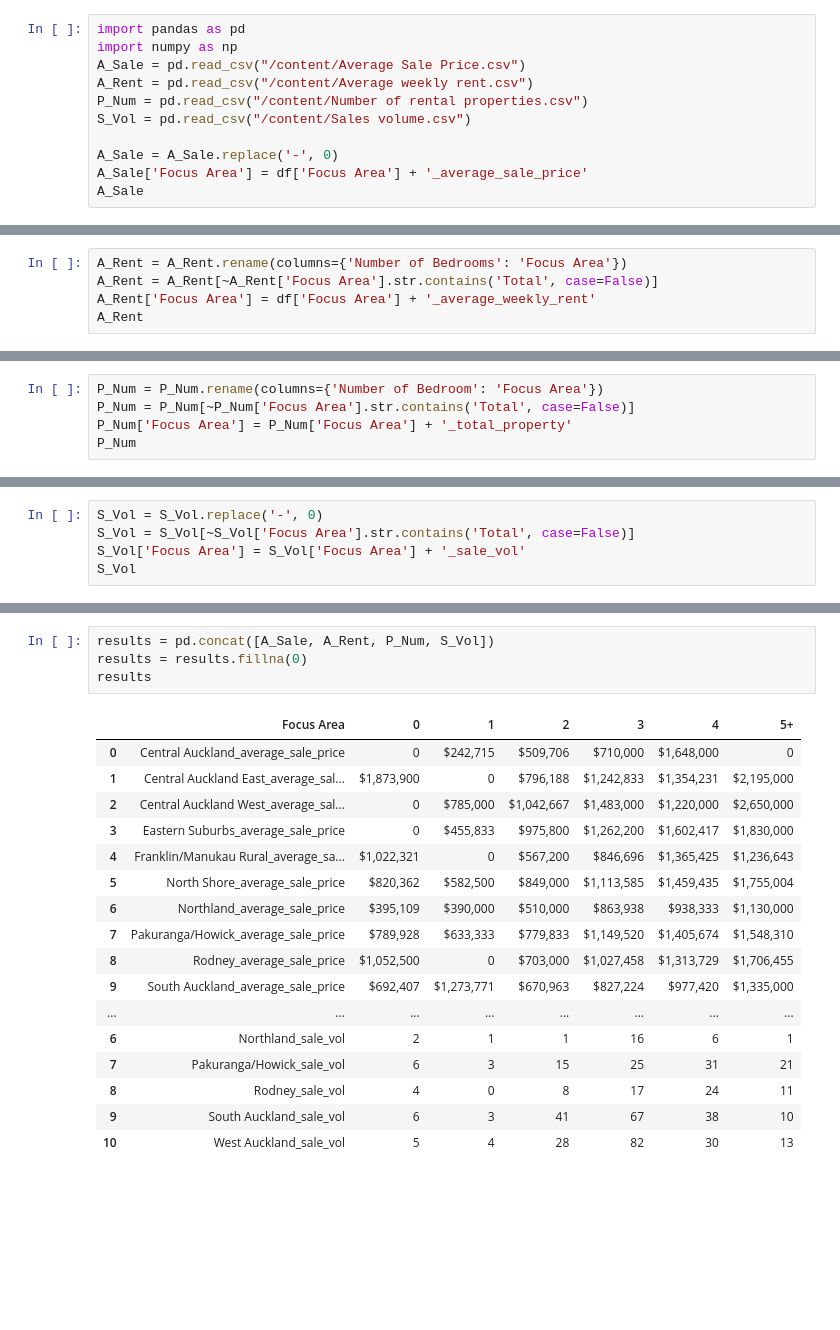
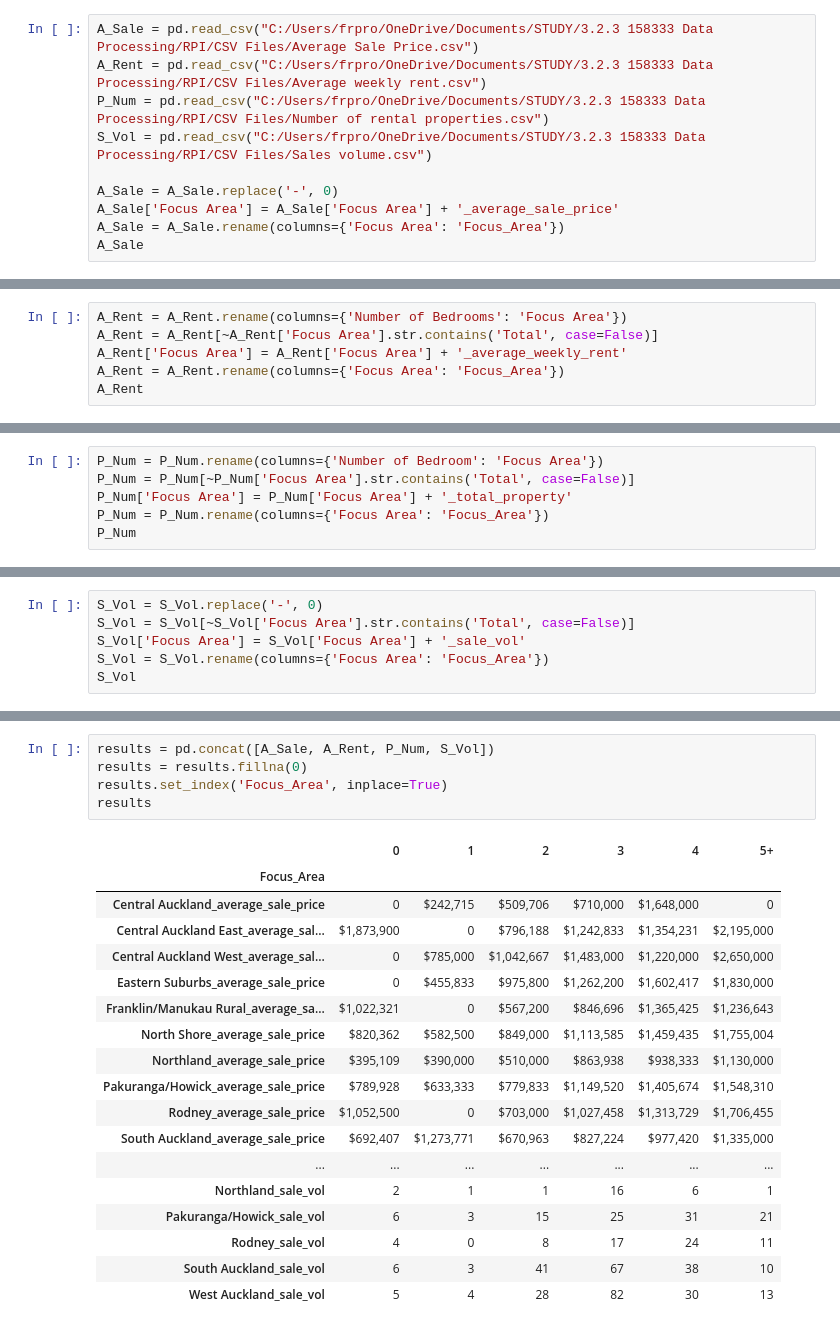
Before and after one commit to robertoaltran/Population, a Jupyter notebook: Untitled0.ipynb, the cells around one changed output, grey strips where cells are left out. Drawn from its saved outputs; the diff is of its cells as text; blank space fills up the shorter version.

```diff
--- a/Untitled0.ipynb
+++ b/Untitled0.ipynb
@@ -1,12 +8,11 @@
 # %%
-import pandas as pd
-import numpy as np
-A_Sale = pd.read_csv("/content/Average Sale Price.csv")
-A_Rent = pd.read_csv("/content/Average weekly rent.csv")
-P_Num = pd.read_csv("/content/Number of rental properties.csv")
-S_Vol = pd.read_csv("/content/Sales volume.csv")
+A_Sale = pd.read_csv("C:/Users/frpro/OneDrive/Documents/STUDY/3.2.3 158333 Data Processing/RPI/CSV Files/Average Sale Price.csv")
+A_Rent = pd.read_csv("C:/Users/frpro/OneDrive/Documents/STUDY/3.2.3 158333 Data Processing/RPI/CSV Files/Average weekly rent.csv")
+P_Num = pd.read_csv("C:/Users/frpro/OneDrive/Documents/STUDY/3.2.3 158333 Data Processing/RPI/CSV Files/Number of rental properties.csv")
+S_Vol = pd.read_csv("C:/Users/frpro/OneDrive/Documents/STUDY/3.2.3 158333 Data Processing/RPI/CSV Files/Sales volume.csv")
 
 A_Sale = A_Sale.replace('-', 0)
-A_Sale['Focus Area'] = df['Focus Area'] + '_average_sale_price'
+A_Sale['Focus Area'] = A_Sale['Focus Area'] + '_average_sale_price'
+A_Sale = A_Sale.rename(columns={'Focus Area': 'Focus_Area'})
 A_Sale
 # %% [output]
@@ -25,6 +31,7 @@ A_Sale
 # %%
 A_Rent = A_Rent.rename(columns={'Number of Bedrooms': 'Focus Area'})
 A_Rent = A_Rent[~A_Rent['Focus Area'].str.contains('Total', case=False)]
-A_Rent['Focus Area'] = df['Focus Area'] + '_average_weekly_rent'
+A_Rent['Focus Area'] = A_Rent['Focus Area'] + '_average_weekly_rent'
+A_Rent = A_Rent.rename(columns={'Focus Area': 'Focus_Area'})
 A_Rent
 # %% [output]
@@ -43,5 +50,6 @@ A_Rent
 P_Num = P_Num.rename(columns={'Number of Bedroom': 'Focus Area'})
 P_Num = P_Num[~P_Num['Focus Area'].str.contains('Total', case=False)]
 P_Num['Focus Area'] = P_Num['Focus Area'] + '_total_property'
+P_Num = P_Num.rename(columns={'Focus Area': 'Focus_Area'})
 P_Num
 # %% [output]
@@ -60,5 +68,6 @@ P_Num
 S_Vol = S_Vol.replace('-', 0)
 S_Vol = S_Vol[~S_Vol['Focus Area'].str.contains('Total', case=False)]
 S_Vol['Focus Area'] = S_Vol['Focus Area'] + '_sale_vol'
+S_Vol = S_Vol.rename(columns={'Focus Area': 'Focus_Area'})
 S_Vol
 # %% [output]
@@ -80,22 +86,24 @@ S_Vol
 # %%
 results = pd.concat([A_Sale, A_Rent, P_Num, S_Vol])
 results = results.fillna(0)
+results.set_index('Focus_Area', inplace=True)
 results
 # %% [output]
-|  | Focus Area | 0 | 1 | 2 | 3 | 4 | 5+ |
-| 0 | Central Auckland_average_sale_price | 0 | $242,715 | $509,706 | $710,000 | $1,648,000 | 0 |
-| 1 | Central Auckland East_average_sal... | $1,873,900 | 0 | $796,188 | $1,242,833 | $1,354,231 | $2,195,000 |
-| 2 | Central Auckland West_average_sal... | 0 | $785,000 | $1,042,667 | $1,483,000 | $1,220,000 | $2,650,000 |
-| 3 | Eastern Suburbs_average_sale_price | 0 | $455,833 | $975,800 | $1,262,200 | $1,602,417 | $1,830,000 |
-| 4 | Franklin/Manukau Rural_average_sa... | $1,022,321 | 0 | $567,200 | $846,696 | $1,365,425 | $1,236,643 |
-| 5 | North Shore_average_sale_price | $820,362 | $582,500 | $849,000 | $1,113,585 | $1,459,435 | $1,755,004 |
-| 6 | Northland_average_sale_price | $395,109 | $390,000 | $510,000 | $863,938 | $938,333 | $1,130,000 |
-| 7 | Pakuranga/Howick_average_sale_price | $789,928 | $633,333 | $779,833 | $1,149,520 | $1,405,674 | $1,548,310 |
-| 8 | Rodney_average_sale_price | $1,052,500 | 0 | $703,000 | $1,027,458 | $1,313,729 | $1,706,455 |
-| 9 | South Auckland_average_sale_price | $692,407 | $1,273,771 | $670,963 | $827,224 | $977,420 | $1,335,000 |
-| ... | ... | ... | ... | ... | ... | ... | ... |
-| 6 | Northland_sale_vol | 2 | 1 | 1 | 16 | 6 | 1 |
-| 7 | Pakuranga/Howick_sale_vol | 6 | 3 | 15 | 25 | 31 | 21 |
-| 8 | Rodney_sale_vol | 4 | 0 | 8 | 17 | 24 | 11 |
-| 9 | South Auckland_sale_vol | 6 | 3 | 41 | 67 | 38 | 10 |
-| 10 | West Auckland_sale_vol | 5 | 4 | 28 | 82 | 30 | 13 |
+|  | 0 | 1 | 2 | 3 | 4 | 5+ |
+| Focus_Area |  |  |  |  |  |  |
+| Central Auckland_average_sale_price | 0 | $242,715 | $509,706 | $710,000 | $1,648,000 | 0 |
+| Central Auckland East_average_sal... | $1,873,900 | 0 | $796,188 | $1,242,833 | $1,354,231 | $2,195,000 |
+| Central Auckland West_average_sal... | 0 | $785,000 | $1,042,667 | $1,483,000 | $1,220,000 | $2,650,000 |
+| Eastern Suburbs_average_sale_price | 0 | $455,833 | $975,800 | $1,262,200 | $1,602,417 | $1,830,000 |
+| Franklin/Manukau Rural_average_sa... | $1,022,321 | 0 | $567,200 | $846,696 | $1,365,425 | $1,236,643 |
+| North Shore_average_sale_price | $820,362 | $582,500 | $849,000 | $1,113,585 | $1,459,435 | $1,755,004 |
+| Northland_average_sale_price | $395,109 | $390,000 | $510,000 | $863,938 | $938,333 | $1,130,000 |
+| Pakuranga/Howick_average_sale_price | $789,928 | $633,333 | $779,833 | $1,149,520 | $1,405,674 | $1,548,310 |
+| Rodney_average_sale_price | $1,052,500 | 0 | $703,000 | $1,027,458 | $1,313,729 | $1,706,455 |
+| South Auckland_average_sale_price | $692,407 | $1,273,771 | $670,963 | $827,224 | $977,420 | $1,335,000 |
+| ... | ... | ... | ... | ... | ... | ... |
+| Northland_sale_vol | 2 | 1 | 1 | 16 | 6 | 1 |
+| Pakuranga/Howick_sale_vol | 6 | 3 | 15 | 25 | 31 | 21 |
+| Rodney_sale_vol | 4 | 0 | 8 | 17 | 24 | 11 |
+| South Auckland_sale_vol | 6 | 3 | 41 | 67 | 38 | 10 |
+| West Auckland_sale_vol | 5 | 4 | 28 | 82 | 30 | 13 |
```
Also changed, not shown: parts of 19 cells of this notebook.
